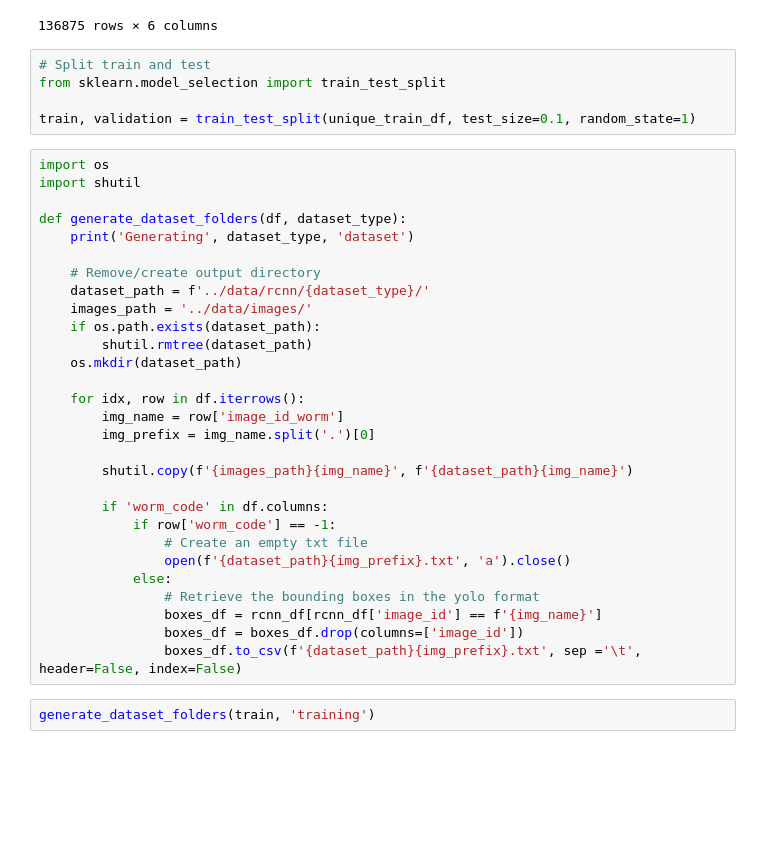
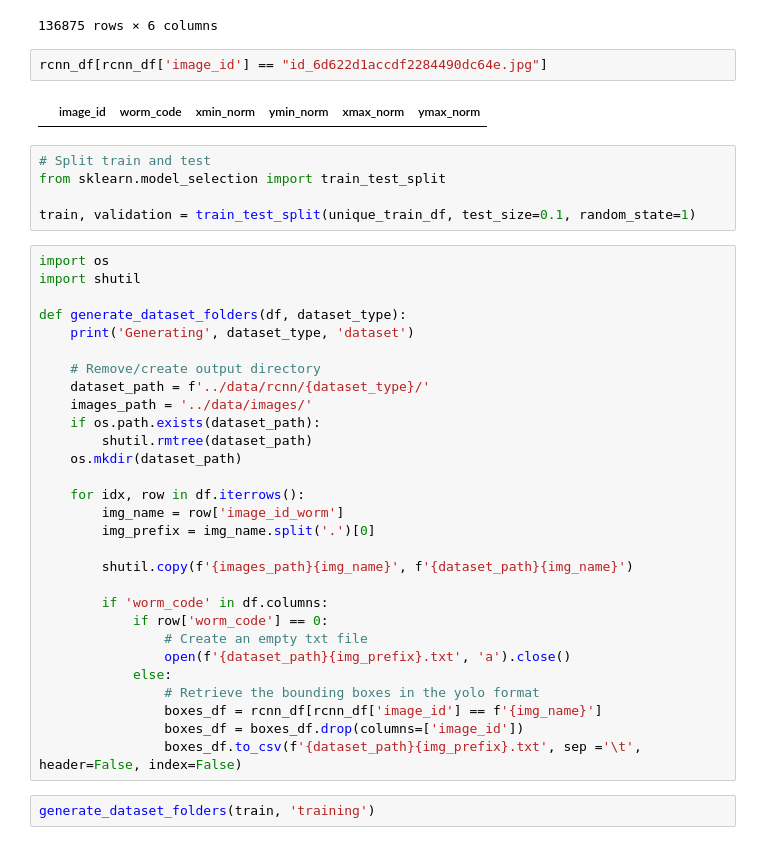
Before and after one commit to pastorsj/590FinalProject, a Jupyter notebook: models/rcnn-data-preparation.ipynb, the cells around one changed output. Saved outputs shown, nothing was run; the diff lists cells and outputs as text; blank space fills up the shorter version.

```diff
--- a/models/rcnn-data-preparation.ipynb
+++ b/models/rcnn-data-preparation.ipynb
@@ -168,6 +182,10 @@ rcnn_df
 | 140231 | id_23617d0cdd8f04091b50106d.jpg | 2 | 0.466356 | 0.783760 | 0.481611 | 0.794157 |
 | 140232 | id_23617d0cdd8f04091b50106d.jpg | 2 | 0.567137 | 0.433401 | 0.585221 | 0.453199 |
 136875 rows × 6 columns
+# %%
+rcnn_df[rcnn_df['image_id'] == "id_6d622d1accdf2284490dc64e.jpg"]
+# %% [output]
+|  | image_id | worm_code | xmin_norm | ymin_norm | xmax_norm | ymax_norm |
 # %%
 # Split train and test
 from sklearn.model_selection import train_test_split
@@ -194,7 +212,7 @@ def generate_dataset_folders(df, dataset_type):
         shutil.copy(f'{images_path}{img_name}', f'{dataset_path}{img_name}')
 
         if 'worm_code' in df.columns:
-            if row['worm_code'] == -1:
+            if row['worm_code'] == 0:
                 # Create an empty txt file
                 open(f'{dataset_path}{img_prefix}.txt', 'a').close()
             else:
```
Also changed, not shown: parts of 1 cell of this notebook, 3 other files.
